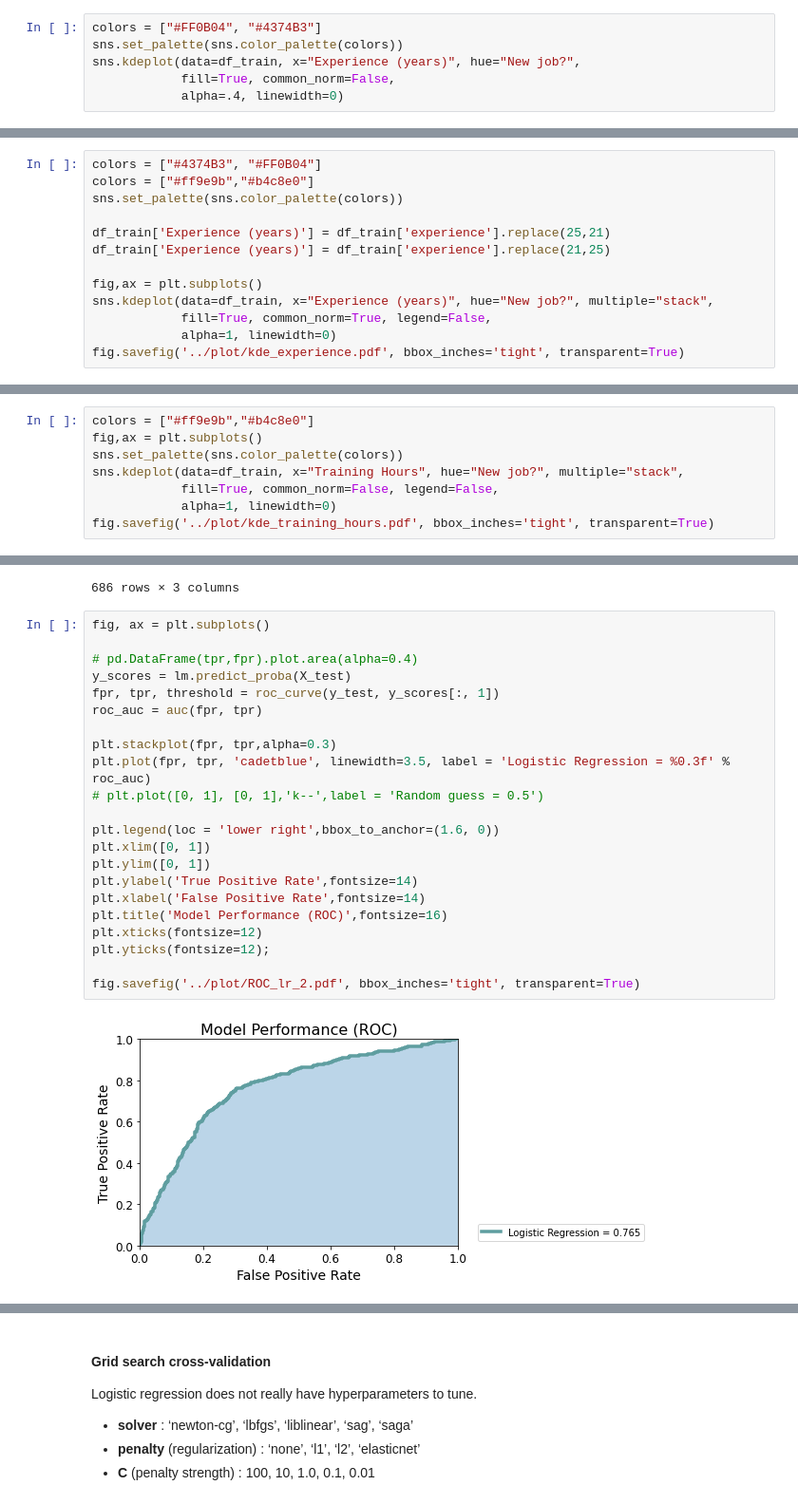
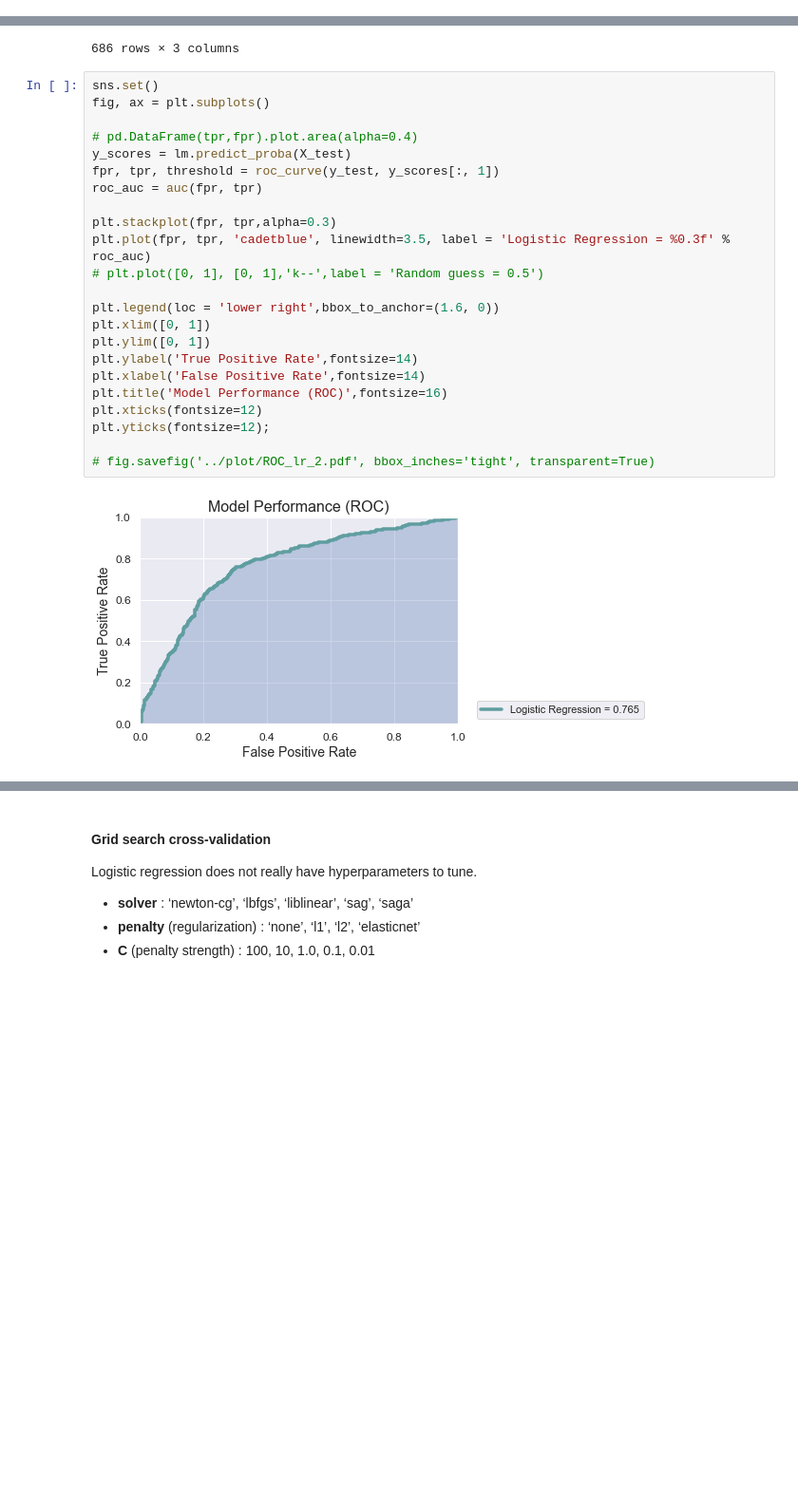
Before and after one commit to katiehuang1221/HR-Analytics-Predict-Who-Will-Leave-The-Job, a Jupyter notebook: notebook/08_refine_models_1.ipynb, the cells around one changed output, grey strips where cells are left out. Shown at 95% size. Cells and saved outputs as stored; diff of their text form; blank space fills up the shorter version.

```diff
--- a/notebook/08_refine_models_1.ipynb
+++ b/notebook/08_refine_models_1.ipynb
@@ -132,6 +57,0 @@ sns.violinplot(y =df_train['Experience (years)'],
-# %%
-colors = ["#FF0B04", "#4374B3"]
-sns.set_palette(sns.color_palette(colors))
-sns.kdeplot(data=df_train, x="Experience (years)", hue="New job?",
-            fill=True, common_norm=False,
-            alpha=.4, linewidth=0)
@@ -141,13 +57,0 @@ sns.kdeplot(data=df_train, x="Experience (years)", hue="New job?",
-# %%
-colors = ["#4374B3", "#FF0B04"]
-colors = ["#ff9e9b","#b4c8e0"]
-sns.set_palette(sns.color_palette(colors))
-
-df_train['Experience (years)'] = df_train['experience'].replace(25,21)
-df_train['Experience (years)'] = df_train['experience'].replace(21,25)
-
-fig,ax = plt.subplots()
-sns.kdeplot(data=df_train, x="Experience (years)", hue="New job?", multiple="stack",
-            fill=True, common_norm=True, legend=False,
-            alpha=1, linewidth=0)
-fig.savefig('../plot/kde_experience.pdf', bbox_inches='tight', transparent=True)
@@ -156,8 +57,0 @@ fig.savefig('../plot/kde_experience.pdf', bbox_inches='tight', transparent=True)
-# %%
-colors = ["#ff9e9b","#b4c8e0"]
-fig,ax = plt.subplots()
-sns.set_palette(sns.color_palette(colors))
-sns.kdeplot(data=df_train, x="Training Hours", hue="New job?", multiple="stack",
-            fill=True, common_norm=False, legend=False,
-            alpha=1, linewidth=0)
-fig.savefig('../plot/kde_training_hours.pdf', bbox_inches='tight', transparent=True)
@@ -435,27 +222,28 @@ roc_df
 | 685 | 1.000000 | 1.000000 | 0.065966 |
 686 rows × 3 columns
 # %%
+sns.set()
 fig, ax = plt.subplots()
 
 # pd.DataFrame(tpr,fpr).plot.area(alpha=0.4)
 y_scores = lm.predict_proba(X_test)
 fpr, tpr, threshold = roc_curve(y_test, y_scores[:, 1])
 roc_auc = auc(fpr, tpr)
 
 plt.stackplot(fpr, tpr,alpha=0.3)
 plt.plot(fpr, tpr, 'cadetblue', linewidth=3.5, label = 'Logistic Regression = %0.3f' % roc_auc)
 # plt.plot([0, 1], [0, 1],'k--',label = 'Random guess = 0.5')
 
 plt.legend(loc = 'lower right',bbox_to_anchor=(1.6, 0))
 plt.xlim([0, 1])
 plt.ylim([0, 1])
 plt.ylabel('True Positive Rate',fontsize=14)
 plt.xlabel('False Positive Rate',fontsize=14)
 plt.title('Model Performance (ROC)',fontsize=16)
 plt.xticks(fontsize=12)
 plt.yticks(fontsize=12);
 
-fig.savefig('../plot/ROC_lr_2.pdf', bbox_inches='tight', transparent=True)
+# fig.savefig('../plot/ROC_lr_2.pdf', bbox_inches='tight', transparent=True)
 # %% [output]
-[figure, old version]
+[figure, new version]
 # %%
```
Also changed, not shown: parts of 47 cells of this notebook, 2 other files.
